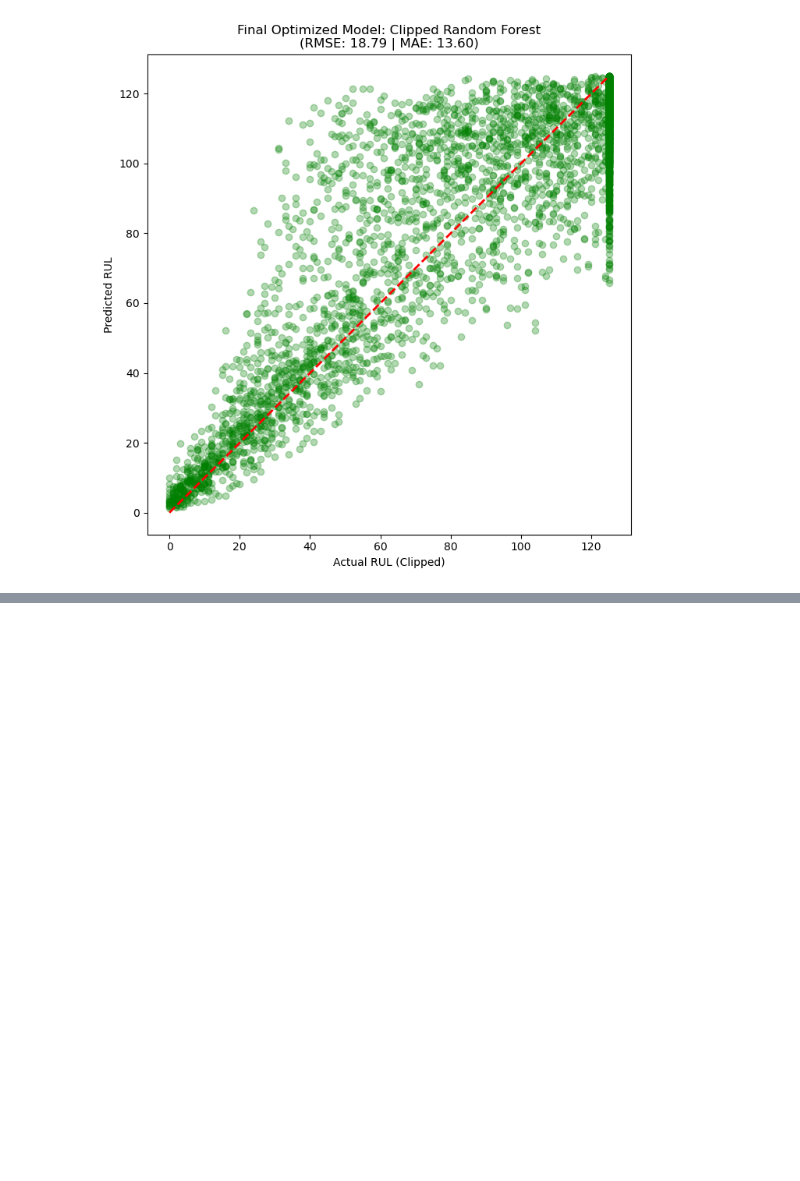
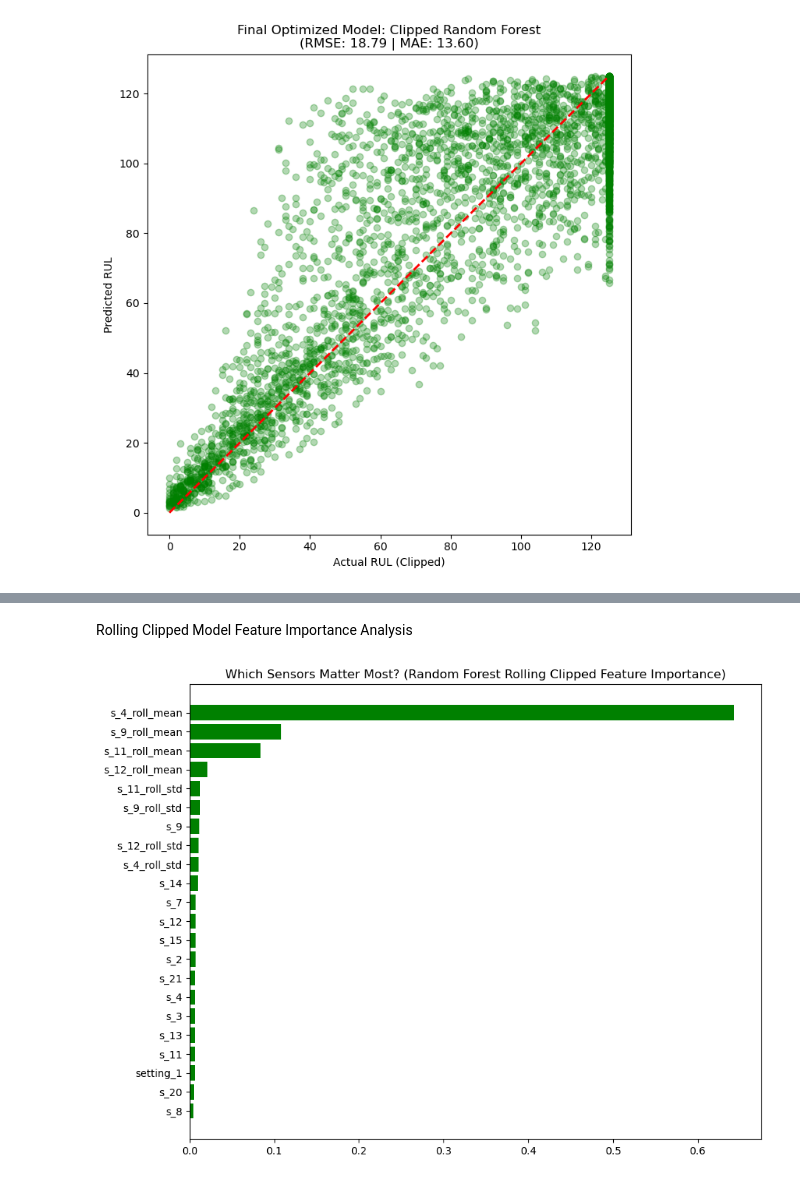
Before and after one commit to JayParekh-MechAI/Turbofan-Predictive-Maintenance, a Jupyter notebook: notebooks/analysis.ipynb, the cells around one changed output, grey strips where cells are left out. Cells and saved outputs as stored; diff of their text form; code cells hidden in the pictures; blank space fills up the shorter version.

```diff
--- a/notebooks/analysis.ipynb
+++ b/notebooks/analysis.ipynb
@@ -499,0 +600,14 @@ plt.show()
+# %% [markdown]
+Rolling Clipped Model Feature Importance Analysis
+# %%
+# Create a quick plot to see where the rolling features land
+importances = rf_roll.feature_importances_
+feat_imp = pd.DataFrame({'Feature': final_feature_set, 'Importance': importances}).sort_values(by='Importance', ascending=False)
+
+plt.figure(figsize=(10, 8))
+plt.barh(feat_imp['Feature'], feat_imp['Importance'], color='green')
+plt.gca().invert_yaxis()
+plt.title('Which Sensors Matter Most? (Random Forest Rolling Clipped Feature Importance)')
+plt.show()
+# %% [output]
+[figure, added]
```
Also changed, not shown: parts of 21 cells of this notebook, 2 other files.
